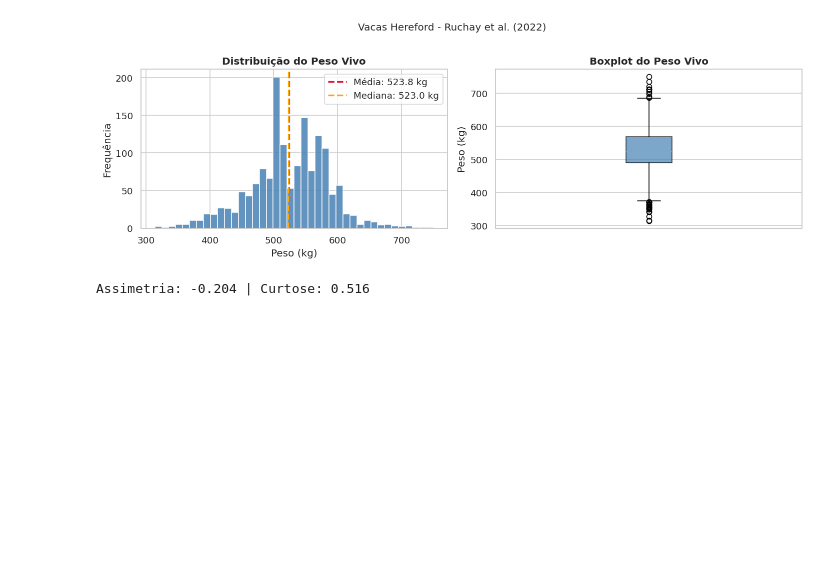
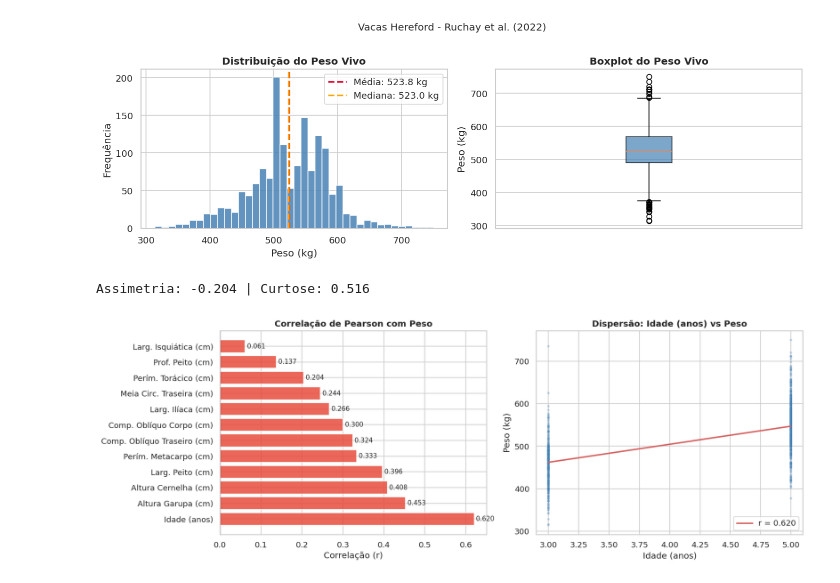
Before and after one commit to jota6k/projeto_peso_bovinos, a Jupyter notebook: notebook_peso_bovinos.ipynb, the cells around one changed output. Cells and saved outputs as stored; diff of their text form; code cells hidden in the pictures; blank space fills up the shorter version.

Commit message:
feat: EDA - correlação, dispersão e matriz de correlação

```diff
--- a/notebook_peso_bovinos.ipynb
+++ b/notebook_peso_bovinos.ipynb
@@ -152,3 +152,33 @@ print(f'Assimetria: {df[TARGET].skew():.3f} | Curtose: {df[TARGET].kurtosis():.3
 # %% [output]
 [figure]
 Assimetria: -0.204 | Curtose: 0.516
+# %%
+# Correlação das features com o peso
+corr_com_peso = df[FEATURES + [TARGET]].corr()[TARGET].drop(TARGET).sort_values(ascending=False)
+
+fig, axes = plt.subplots(1, 2, figsize=(14, 5))
+
+cores = ['#e74c3c' if v > 0 else '#3498db' for v in corr_com_peso]
+axes[0].barh([NOMES_PT.get(f, f) for f in corr_com_peso.index],
+             corr_com_peso.values, color=cores, alpha=0.85, edgecolor='white')
+axes[0].axvline(0, color='black', linewidth=0.8)
+axes[0].set_title('Correlação de Pearson com Peso', fontweight='bold')
+axes[0].set_xlabel('Correlação (r)')
+for i, v in enumerate(corr_com_peso.values):
+    axes[0].text(v + 0.005 if v > 0 else v - 0.005, i,
+                 f'{v:.3f}', va='center', ha='left' if v > 0 else 'right', fontsize=9)
+
+top_feat = corr_com_peso.index[0]
+axes[1].scatter(df[top_feat], df[TARGET], alpha=0.3, s=12, color='steelblue', edgecolors='none')
+z = np.polyfit(df[top_feat], df[TARGET], 1)
+x_line = np.linspace(df[top_feat].min(), df[top_feat].max(), 200)
+axes[1].plot(x_line, np.poly1d(z)(x_line), 'r-', linewidth=2,
+             label=f'r = {corr_com_peso[top_feat]:.3f}')
+axes[1].set_xlabel(NOMES_PT.get(top_feat, top_feat))
+axes[1].set_ylabel('Peso (kg)')
+axes[1].set_title(f'Dispersão: {NOMES_PT.get(top_feat, top_feat)} vs Peso', fontweight='bold')
+axes[1].legend()
+plt.tight_layout()
+plt.show()
+# %% [output]
+[figure, added]
```
Also changed, not shown: parts of 1 cell of this notebook.
